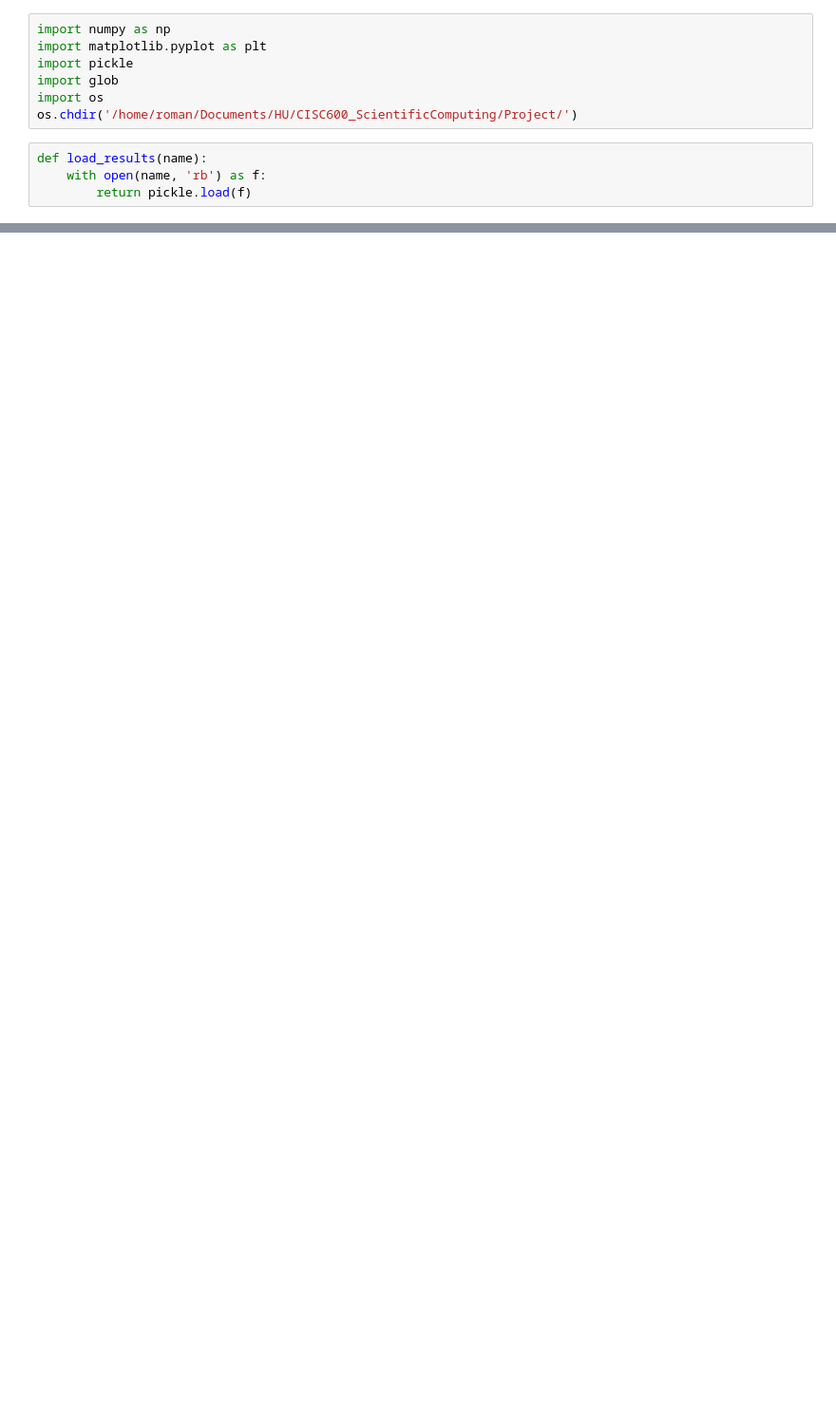
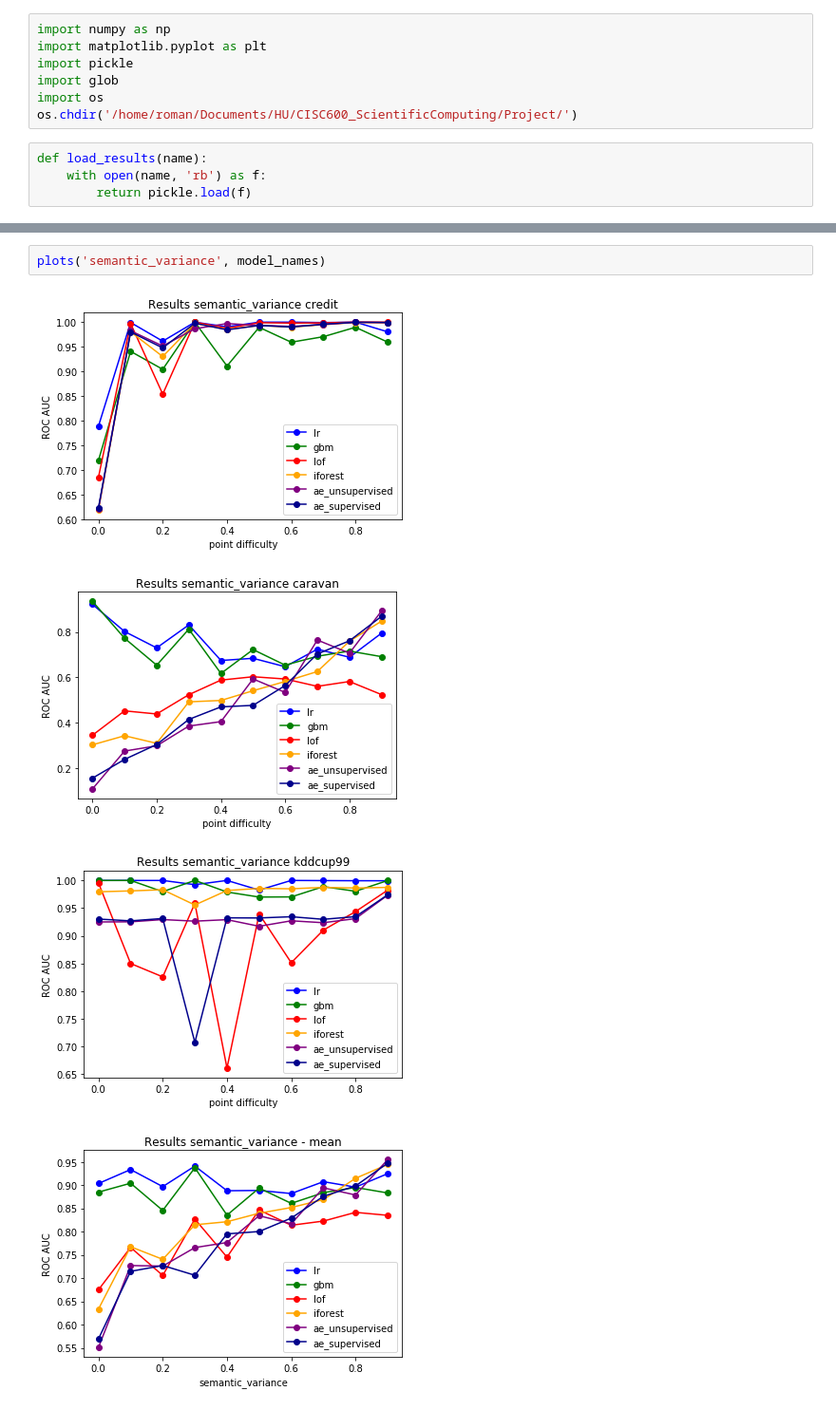
Before and after one commit to roman807/HU, a Jupyter notebook: CISC600_ScientificComputing/Project/plots_all.ipynb, the cells around one changed output, grey strips where cells are left out. Shown at 95% size. Cells and saved outputs as stored; diff of their text form; blank space fills up the shorter version.

```diff
--- a/CISC600_ScientificComputing/Project/plots_all.ipynb
+++ b/CISC600_ScientificComputing/Project/plots_all.ipynb
@@ -45,0 +59,7 @@ plt.show()
+# %%
+plots('semantic_variance', model_names)
+# %% [output]
+[figure, added]
+[figure, added]
+[figure, added]
+[figure, added]
```
Also changed, not shown: parts of 4 cells of this notebook, 31 other files.
